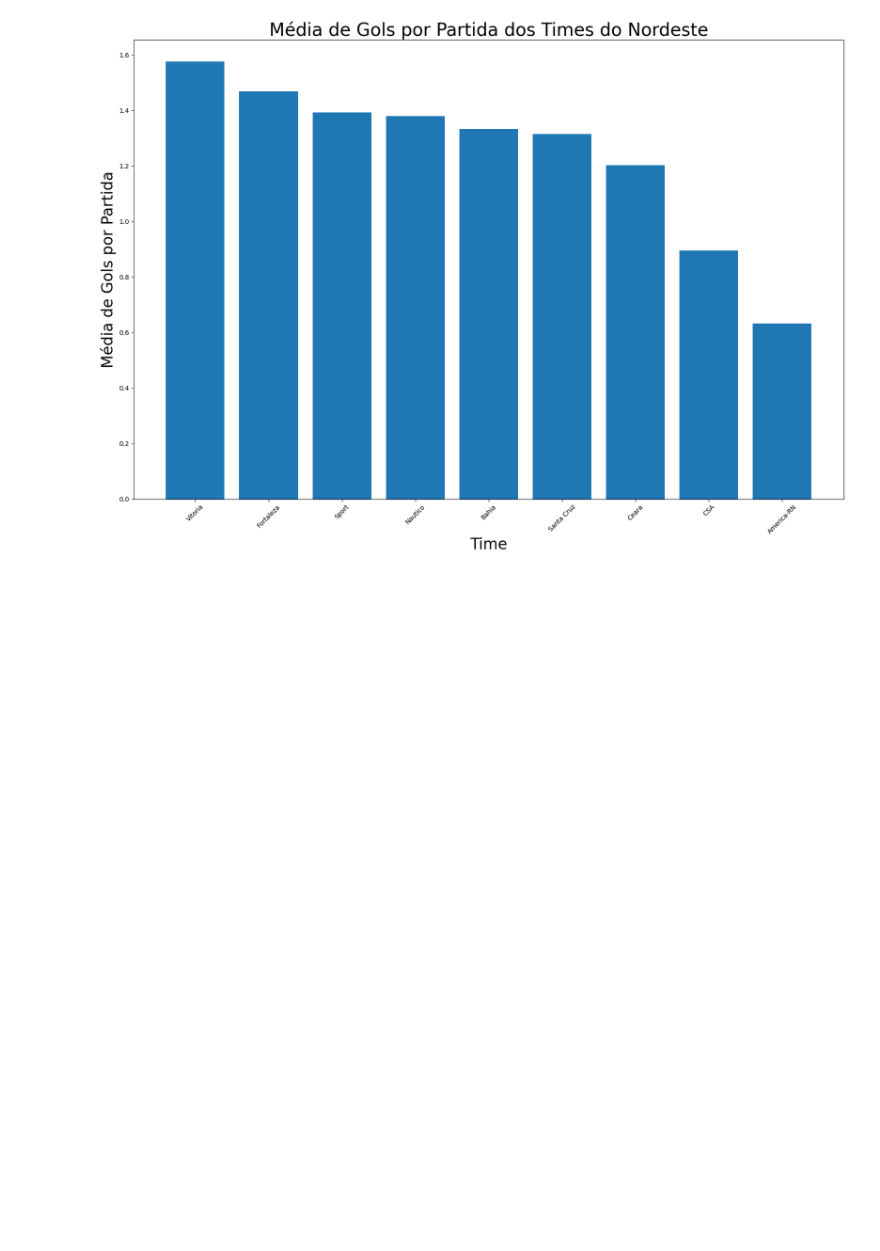
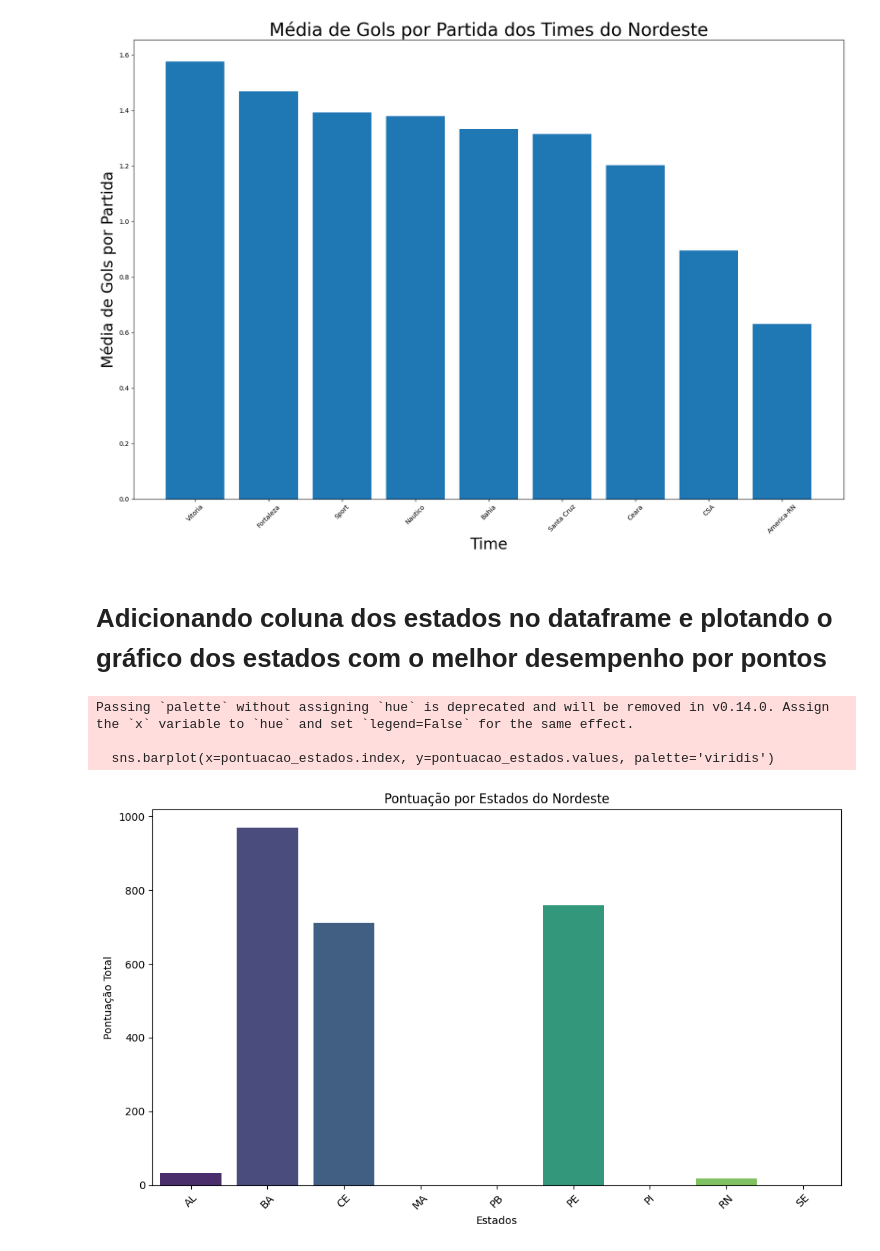
Before and after one commit to 022Vinicius/An-lises_de_dados_esportes, a Jupyter notebook: futebol_pernambucano.ipynb, the cells around one changed output. Drawn from its saved outputs; the diff is of its cells as text; code cells hidden in the pictures; blank space fills up the shorter version.

```diff
--- a/futebol_pernambucano.ipynb
+++ b/futebol_pernambucano.ipynb
@@ -631,3 +643,44 @@ plt.title('Média de Gols por Partida dos Times do Nordeste', fontsize='28')
 plt.show()
 # %% [output]
 [figure]
+# %% [markdown]
+# Adicionando coluna dos estados no dataframe e plotando o gráfico dos estados com o melhor desempenho por pontos
+# %%
+# Nomes dos times como índice
+times = ['America-RN', 'Bahia', 'CSA', 'Ceara', 'Fortaleza', 'Nautico', 'Santa Cruz', 'Sport', 'Vitoria']
+
+nordeste_times = pd.DataFrame(data=nordeste_times, index=times)
+
+# Mapeamento dos times para seus respectivos estados
+times_estados = {
+    'America-RN': 'RN',
+    'Bahia': 'BA',
+    'CSA': 'AL',
+    'Ceara': 'CE',
+    'Fortaleza': 'CE',
+    'Nautico': 'PE',
+    'Santa Cruz': 'PE',
+    'Sport': 'PE',
+    'Vitoria': 'BA'
+}
+
+# Adicionando a coluna 'estado' ao DataFrame
+nordeste_times['estado'] = nordeste_times.index.map(times_estados)
+
+# Somando as pontuações por estado
+pontuacao_estados = nordeste_times.groupby('estado')['total_pontos'].sum().reindex(estados_nordeste, fill_value=0)
+
+# Criando o gráfico
+plt.figure(figsize=(10, 6))
+sns.barplot(x=pontuacao_estados.index, y=pontuacao_estados.values, palette='viridis')
+plt.title('Pontuação por Estados do Nordeste')
+plt.xlabel('Estados')
+plt.ylabel('Pontuação Total')
+plt.xticks(rotation=45)
+plt.tight_layout()
+plt.show()
+# %% [output]
+Passing `palette` without assigning `hue` is deprecated and will be removed in v0.14.0. Assign the `x` variable to `hue` and set `legend=False` for the same effect.
+
+  sns.barplot(x=pontuacao_estados.index, y=pontuacao_estados.values, palette='viridis')
+[figure, added]
```
Also changed, not shown: parts of 12 cells of this notebook, 1 other file.
